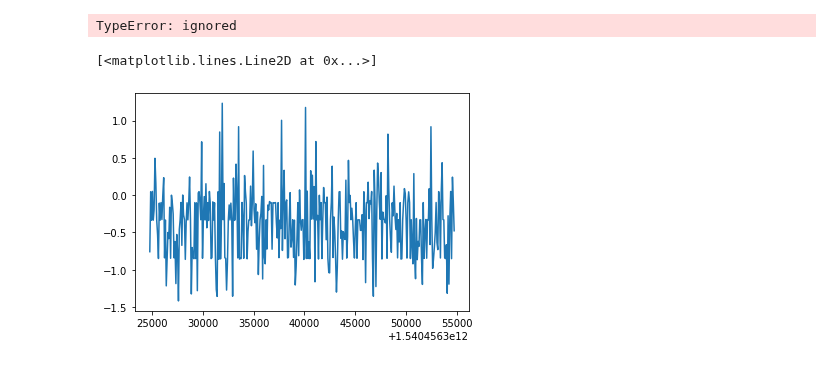
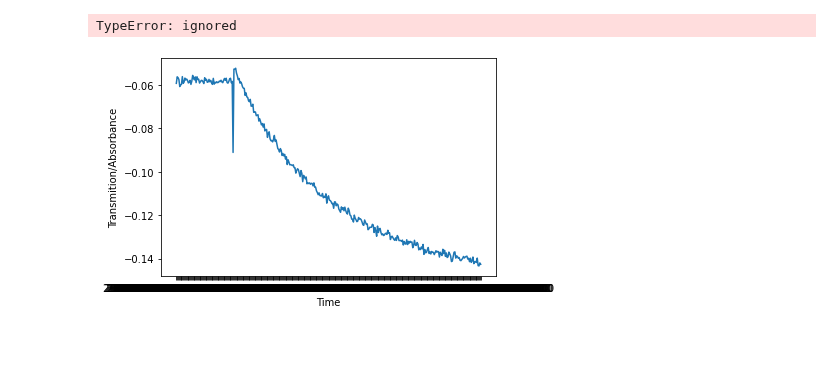
Before and after one commit to TillVollmer5/DSF-FS2022, a Jupyter notebook: CodingTask1.ipynb, the cells around one changed output. Saved outputs shown, nothing was run; the diff lists cells and outputs as text; code cells hidden in the pictures.

```diff
--- a/CodingTask1.ipynb
+++ b/CodingTask1.ipynb
@@ -81,15 +81,14 @@ TypeError: ignored
   average_list_array= pd.DataFrame(average_list)
   average_list_array.to_csv('average_2nm_cvv.csv')
 # %%
-time= df.iloc[:, ]
-diff_wl= -df.iloc[:, ] - df.iloc[:, ]
+time= df.iloc[:, 0]
+diff_wl= -df.iloc[:, 1950] - df.iloc[:, 1800]
 
 fig, ax = plt.subplots()
 ax.set_ylabel('Transmition/Absorbance')
-ax.set_ylabel('Time')
+ax.set_xlabel('Time')
 ax.plot(time, diff_wl)
-ax.savefig('CCD-Plot.png')
+plt.savefig('CCD-Plot.png')
 # %% [output]
-[<matplotlib.lines.Line2D at 0x...>]
-[figure, old version]
+[figure, new version]
 # %%
```
Also changed, not shown: parts of 1 cell of this notebook.
